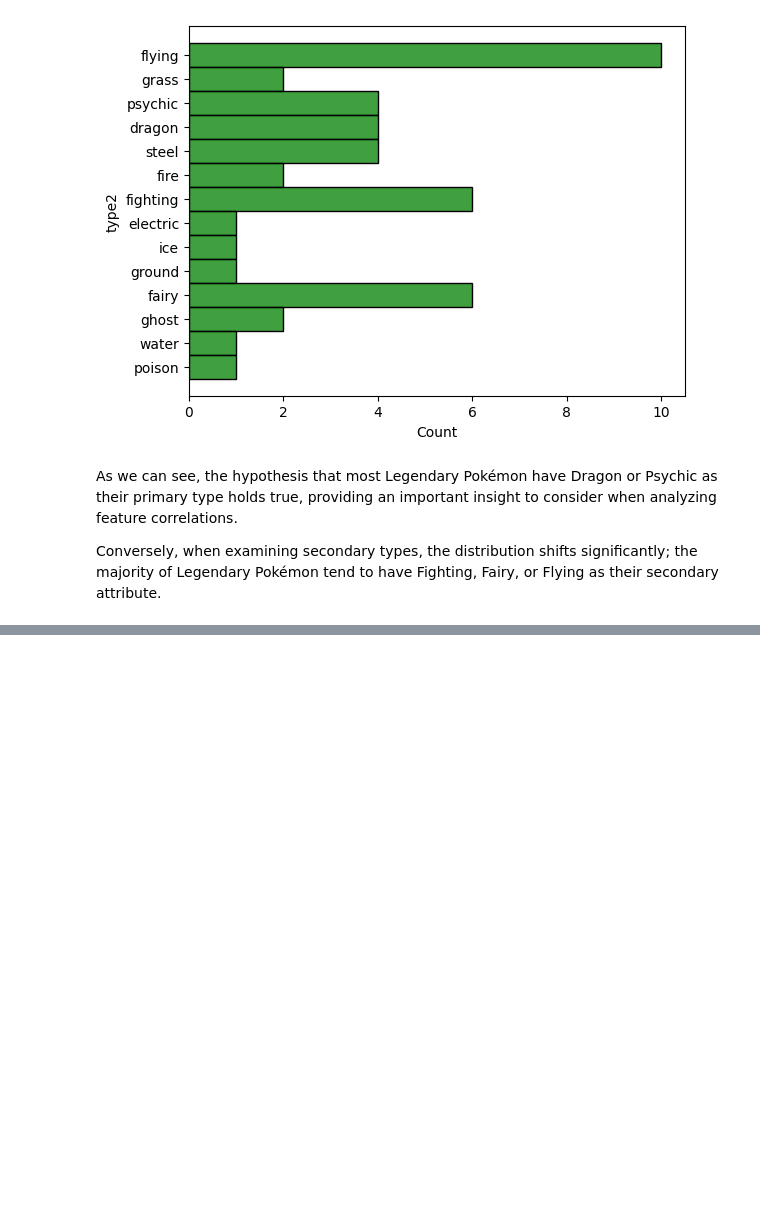
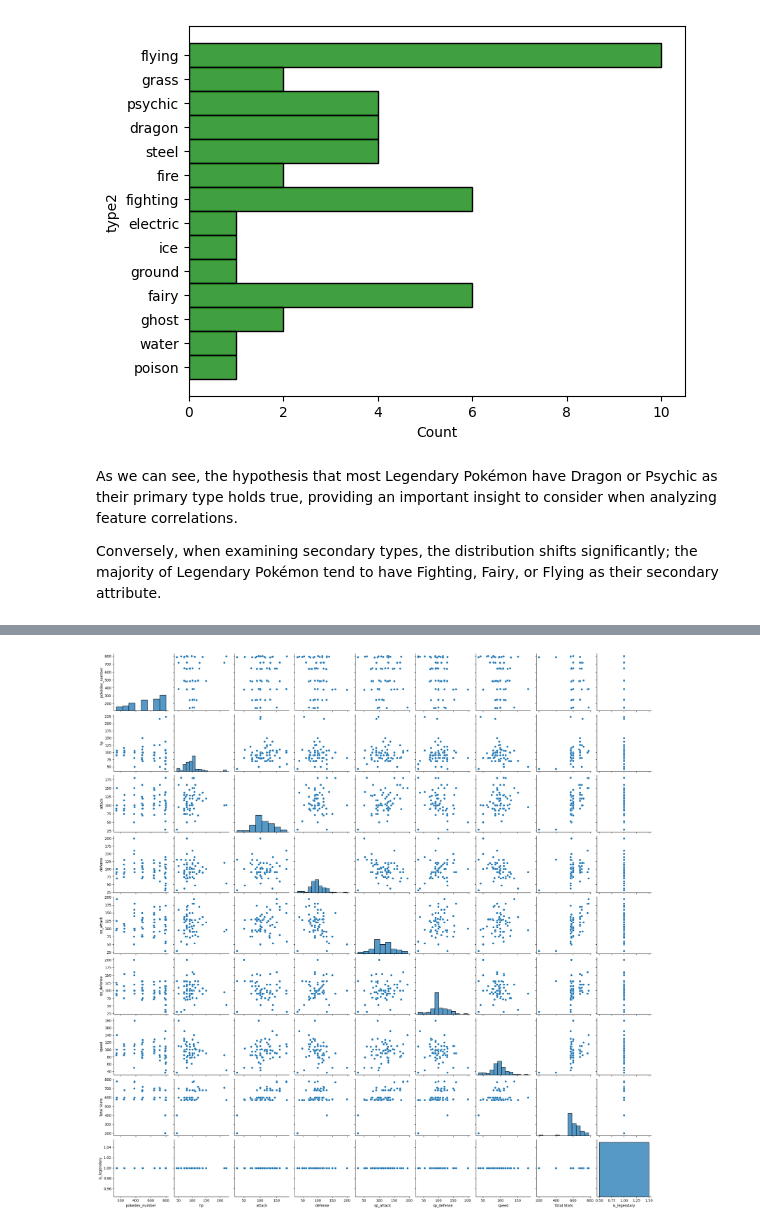
Before and after one commit to Alaninja1209/Pokemon-Legendary-Classifier, a Jupyter notebook: Pokemon_EDA_Stage.ipynb, the cells around one changed output, grey strips where cells are left out. Cells and saved outputs as stored; diff of their text form; code cells hidden in the pictures; blank space fills up the shorter version.

Commit message:
Feature Relationships: Pairplots

```diff
--- a/Pokemon_EDA_Stage.ipynb
+++ b/Pokemon_EDA_Stage.ipynb
@@ -348,0 +361,5 @@ Conversely, when examining secondary types, the distribution shifts significantl
+# %%
+# Plotting our pairplot
+sns.pairplot(df_legendary_pkmn);
+# %% [output]
+[figure, added]
```
Also changed, not shown: parts of 2 cells of this notebook.
